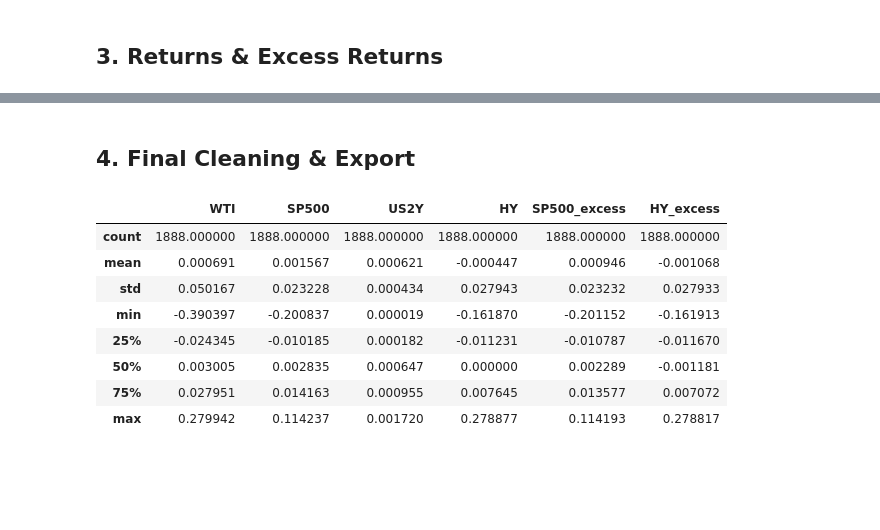
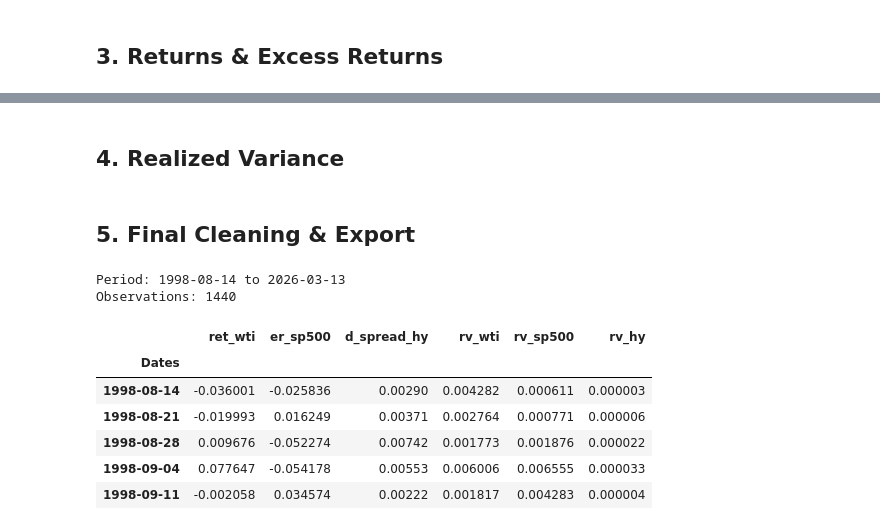
Before and after one commit to yvdri/emf-project-2026, a Jupyter notebook: notebooks/01_data_cleaning.ipynb, the cells around one changed output, grey strips where cells are left out. Saved outputs shown, nothing was run; the diff lists cells and outputs as text; code cells hidden in the pictures; blank space fills up the shorter version.

```diff
--- a/notebooks/01_data_cleaning.ipynb
+++ b/notebooks/01_data_cleaning.ipynb
@@ -88,17 +87,58 @@ df_ret.head()
+# %%
+df_ret = df_weekly.copy()
+
+# log-returns for WTI and SP500 (price series)
+for col in ["WTI", "SP500"]:
+    df_ret[col] = np.log(df_weekly[col] / df_weekly[col].shift(1))
+
+# weekly risk-free rate (annualized % to weekly decimal)
+df_ret["US2Y"] = df_weekly["US2Y"] / (100 * 52)
+
+# VAR 1 variables
+ret_wti  = df_ret["WTI"].rename("ret_wti")
+er_sp500 = (df_ret["SP500"] - df_ret["US2Y"]).rename("er_sp500")
+
+# HY (LF98YW) is a yield to worst in %, not a price index
+# so we take the change in spread (HY - US2Y), converted to decimal
+spread_hy   = df_weekly["HY"] - df_weekly["US2Y"]
+d_spread_hy = ((spread_hy - spread_hy.shift(1)) / 100).rename("d_spread_hy")
+# %% [markdown]
+## 4. Realized Variance
+# %%
+# daily log-returns for WTI and SP500
+daily_ret_wti   = np.log(df["WTI"] / df["WTI"].shift(1)).dropna()
+daily_ret_sp500 = np.log(df["SP500"] / df["SP500"].shift(1)).dropna()
+
+# daily first differences of the HY spread
+daily_spread   = df["HY"] - df["US2Y"]
+daily_d_spread = ((daily_spread - daily_spread.shift(1)) / 100).dropna()
+
+# realized variance: sum of squared daily returns within each week
+rv_wti   = (daily_ret_wti ** 2).resample("W-FRI").sum().rename("rv_wti")
+rv_sp500 = (daily_ret_sp500 ** 2).resample("W-FRI").sum().rename("rv_sp500")
+rv_hy    = (daily_d_spread ** 2).resample("W-FRI").sum().rename("rv_hy")
 # %% [markdown]
-## 4. Final Cleaning & Export
+## 5. Final Cleaning & Export
-# %%
-#Remove missing values
-df_clean = df_ret.dropna()
-
-df_clean.describe()
-# %% [output]
-|  | WTI | SP500 | US2Y | HY | SP500_excess | HY_excess |
-| count | 1888.000000 | 1888.000000 | 1888.000000 | 1888.000000 | 1888.000000 | 1888.000000 |
-| mean | 0.000691 | 0.001567 | 0.000621 | -0.000447 | 0.000946 | -0.001068 |
-| std | 0.050167 | 0.023228 | 0.000434 | 0.027943 | 0.023232 | 0.027933 |
-| min | -0.390397 | -0.200837 | 0.000019 | -0.161870 | -0.201152 | -0.161913 |
-| 25% | -0.024345 | -0.010185 | 0.000182 | -0.011231 | -0.010787 | -0.011670 |
-| 50% | 0.003005 | 0.002835 | 0.000647 | 0.000000 | 0.002289 | -0.001181 |
-| 75% | 0.027951 | 0.014163 | 0.000955 | 0.007645 | 0.013577 | 0.007072 |
-| max | 0.279942 | 0.114237 | 0.001720 | 0.278877 | 0.114193 | 0.278817 |
+# %%
+# VAR 1 variables
+var1 = pd.concat([ret_wti, er_sp500, d_spread_hy], axis=1).dropna()
+
+# VAR 2 variables: realized variance from daily data
+var2 = pd.concat([rv_wti, rv_sp500, rv_hy], axis=1)
+
+# combine all 6 variables
+df_final = pd.concat([var1, var2], axis=1, sort=False).dropna()
+
+print(f"Period: {df_final.index[0].date()} to {df_final.index[-1].date()}")
+print(f"Observations: {len(df_final)}")
+df_final.head()
+# %% [output]
+Period: 1998-08-14 to 2026-03-13
+Observations: 1440
+|  | ret_wti | er_sp500 | d_spread_hy | rv_wti | rv_sp500 | rv_hy |
+| Dates |  |  |  |  |  |  |
+| 1998-08-14 | -0.036001 | -0.025836 | 0.00290 | 0.004282 | 0.000611 | 0.000003 |
+| 1998-08-21 | -0.019993 | 0.016249 | 0.00371 | 0.002764 | 0.000771 | 0.000006 |
+| 1998-08-28 | 0.009676 | -0.052274 | 0.00742 | 0.001773 | 0.001876 | 0.000022 |
+| 1998-09-04 | 0.077647 | -0.054178 | 0.00553 | 0.006006 | 0.006555 | 0.000033 |
+| 1998-09-11 | -0.002058 | 0.034574 | 0.00222 | 0.001817 | 0.004283 | 0.000004 |
```
Also changed, not shown: parts of 8 cells of this notebook, 4 other files.
